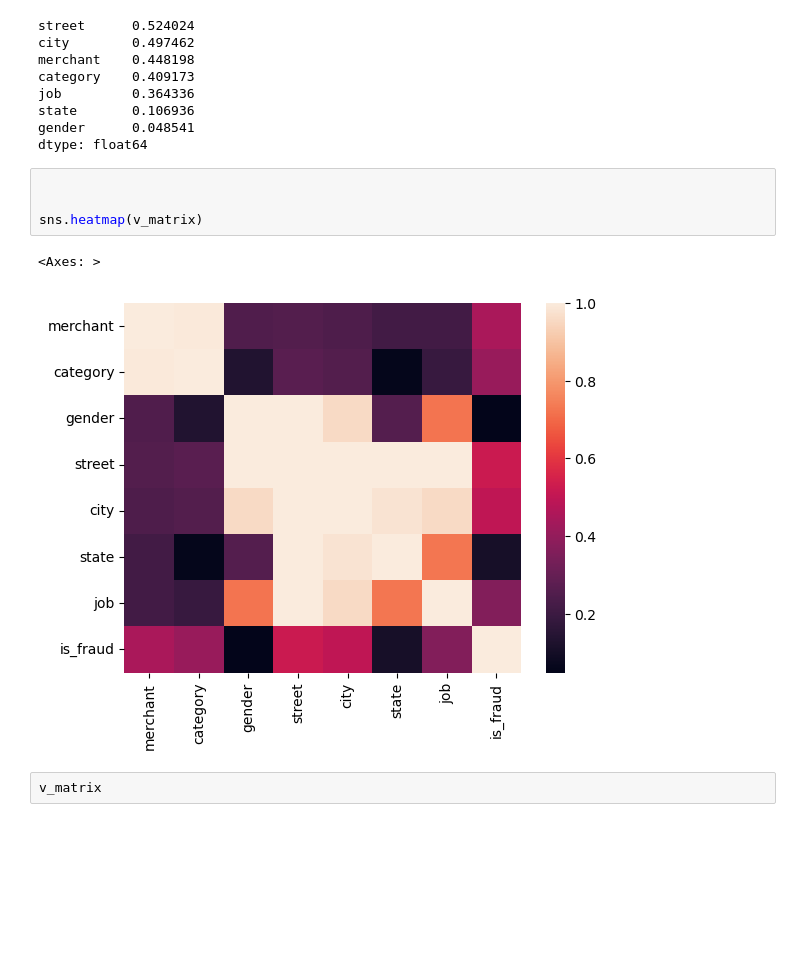
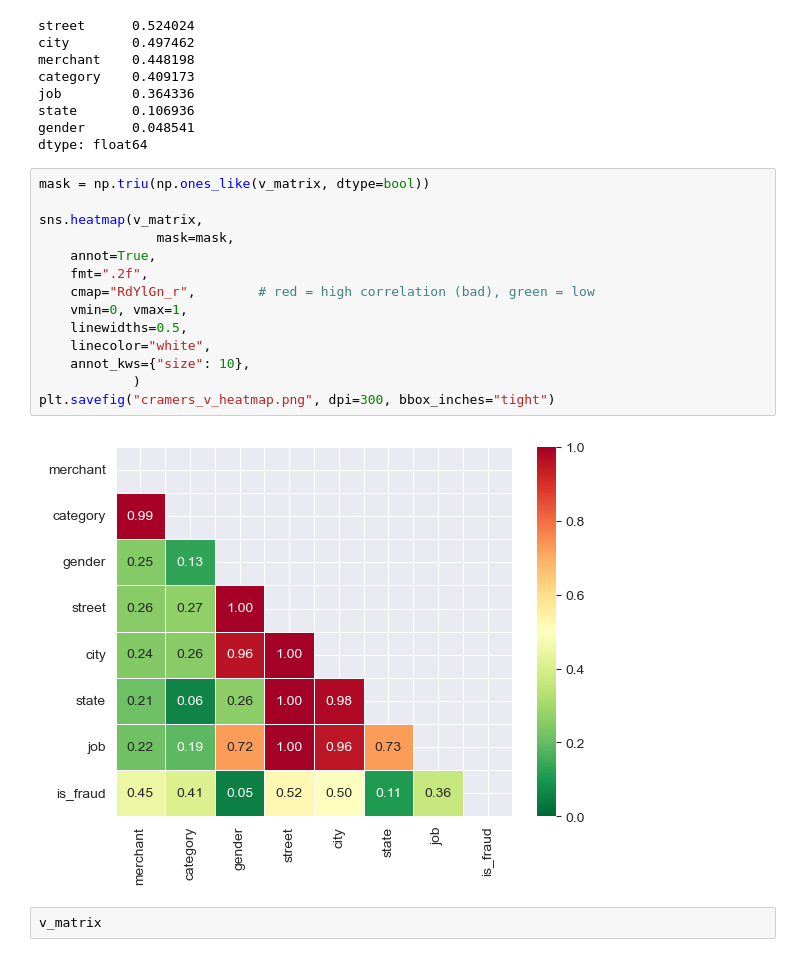
Before and after one commit to M0-o/fraud-detection, a Jupyter notebook: data-analysis.ipynb, the cells around one changed output. Drawn from its saved outputs; the diff is of its cells as text; blank space fills up the shorter version.

```diff
--- a/data-analysis.ipynb
+++ b/data-analysis.ipynb
@@ -332,12 +533,21 @@ state       0.106936
 gender      0.048541
 dtype: float64
 # %%
+mask = np.triu(np.ones_like(v_matrix, dtype=bool))
 
-
-sns.heatmap(v_matrix)
+sns.heatmap(v_matrix,
+               mask=mask,
+    annot=True,
+    fmt=".2f",
+    cmap="RdYlGn_r",        # red = high correlation (bad), green = low
+    vmin=0, vmax=1,
+    linewidths=0.5,
+    linecolor="white",
+    annot_kws={"size": 10},
+            )
+plt.savefig("cramers_v_heatmap.png", dpi=300, bbox_inches="tight")
 # %% [output]
-<Axes: >
-[figure, old version]
+[figure, new version]
 # %%
 v_matrix
 # %% [output]
```
Also changed, not shown: parts of 46 cells of this notebook, 6 other files.
